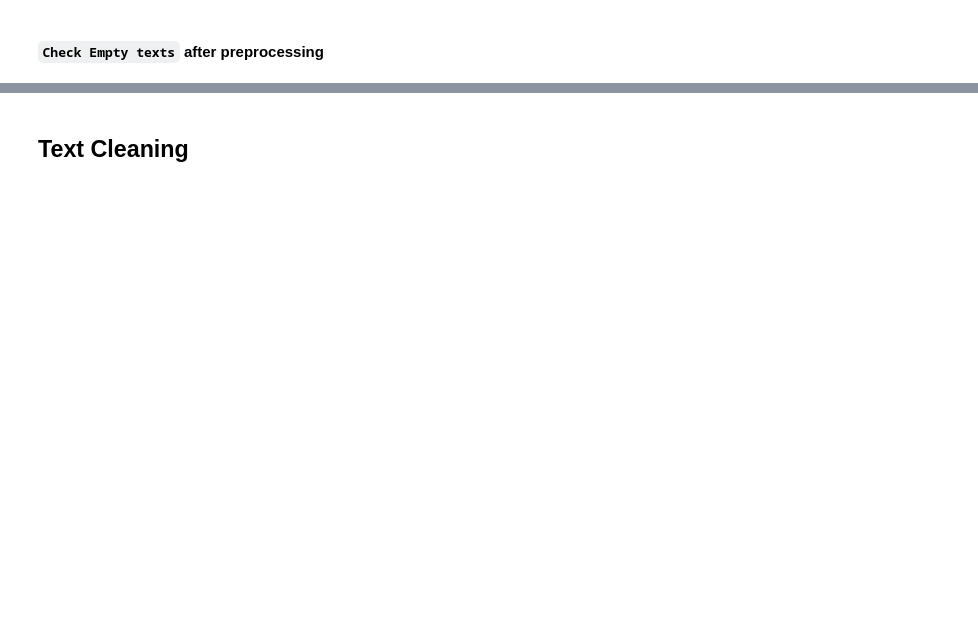
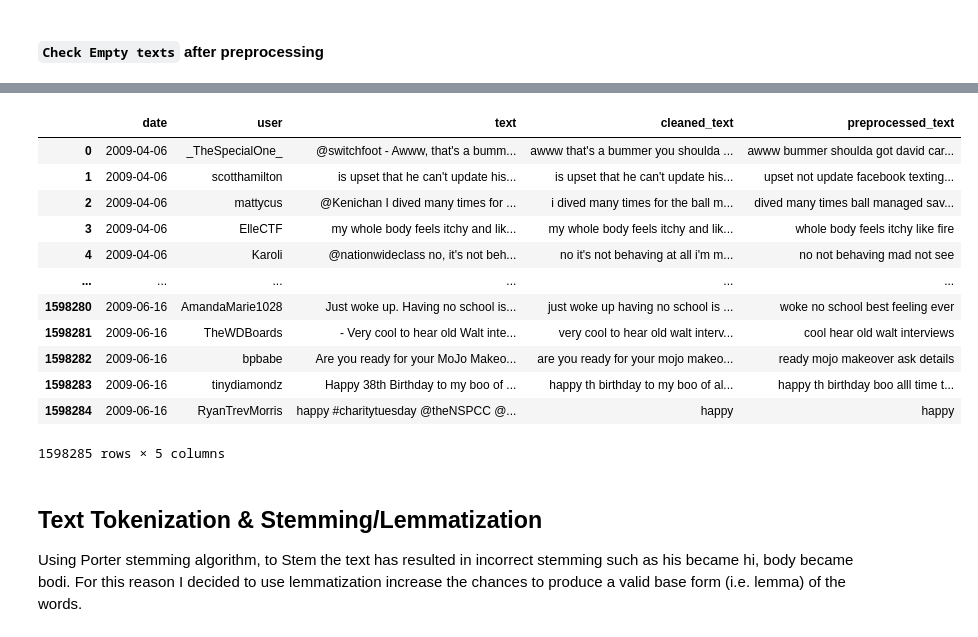
Before and after one commit to 2020491-v2/MSC_DA_IntegratedCA, a Jupyter notebook: TweetAnalysis.ipynb, the cells around one changed output, grey strips where cells are left out. Saved outputs shown, nothing was run; the diff lists cells and outputs as text; code cells hidden in the pictures; blank space fills up the shorter version.

```diff
--- a/TweetAnalysis.ipynb
+++ b/TweetAnalysis.ipynb
@@ -926,3 +996,32 @@ df2 = df.copy
+# %%
+from nltk.corpus import stopwords
+
+# Defining stopwords with exceptions
+stop_words = set(stopwords.words('english')) - {'no', 'not'}
+
+def stopwords_removal_with_exception(text, exceptions):
+    words = word_tokenize(text)
+    filtered_words = [word for word in words if word not in stop_words or word in exceptions]
+    return ' '.join(filtered_words)
+# %%
+df['preprocessed_text'] = df['preprocessed_text'].apply(lambda x: stopwords_removal_with_exception(x, {'no', 'not'}))
+# %%
+df
+# %% [output]
+|  | date | user | text | cleaned_text | preprocessed_text |
+| 0 | 2009-04-06 | _TheSpecialOne_ | @switchfoot - Awww, that's a bumm... | awww that's a bummer you shoulda ... | awww bummer shoulda got david car... |
+| 1 | 2009-04-06 | scotthamilton | is upset that he can't update his... | is upset that he can't update his... | upset not update facebook texting... |
+| 2 | 2009-04-06 | mattycus | @Kenichan I dived many times for ... | i dived many times for the ball m... | dived many times ball managed sav... |
+| 3 | 2009-04-06 | ElleCTF | my whole body feels itchy and lik... | my whole body feels itchy and lik... | whole body feels itchy like fire |
+| 4 | 2009-04-06 | Karoli | @nationwideclass no, it's not beh... | no it's not behaving at all i'm m... | no not behaving mad not see |
+| ... | ... | ... | ... | ... | ... |
+| 1598280 | 2009-06-16 | AmandaMarie1028 | Just woke up. Having no school is... | just woke up having no school is ... | woke no school best feeling ever |
+| 1598281 | 2009-06-16 | TheWDBoards | - Very cool to hear old Walt inte... | very cool to hear old walt interv... | cool hear old walt interviews |
+| 1598282 | 2009-06-16 | bpbabe | Are you ready for your MoJo Makeo... | are you ready for your mojo makeo... | ready mojo makeover ask details |
+| 1598283 | 2009-06-16 | tinydiamondz | Happy 38th Birthday to my boo of ... | happy th birthday to my boo of al... | happy th birthday boo alll time t... |
+| 1598284 | 2009-06-16 | RyanTrevMorris | happy #charitytuesday @theNSPCC @... | happy | happy |
+1598285 rows × 5 columns
 # %% [markdown]
-## Text Cleaning
+## Text Tokenization & Stemming/Lemmatization
+Using Porter stemming algorithm, to Stem the text has resulted in incorrect stemming such as his became hi, body became bodi. For this reason I decided to use lemmatization increase the chances to produce a valid base form (i.e. lemma) of the words.
 # %%
```
Also changed, not shown: parts of 84 cells of this notebook.
